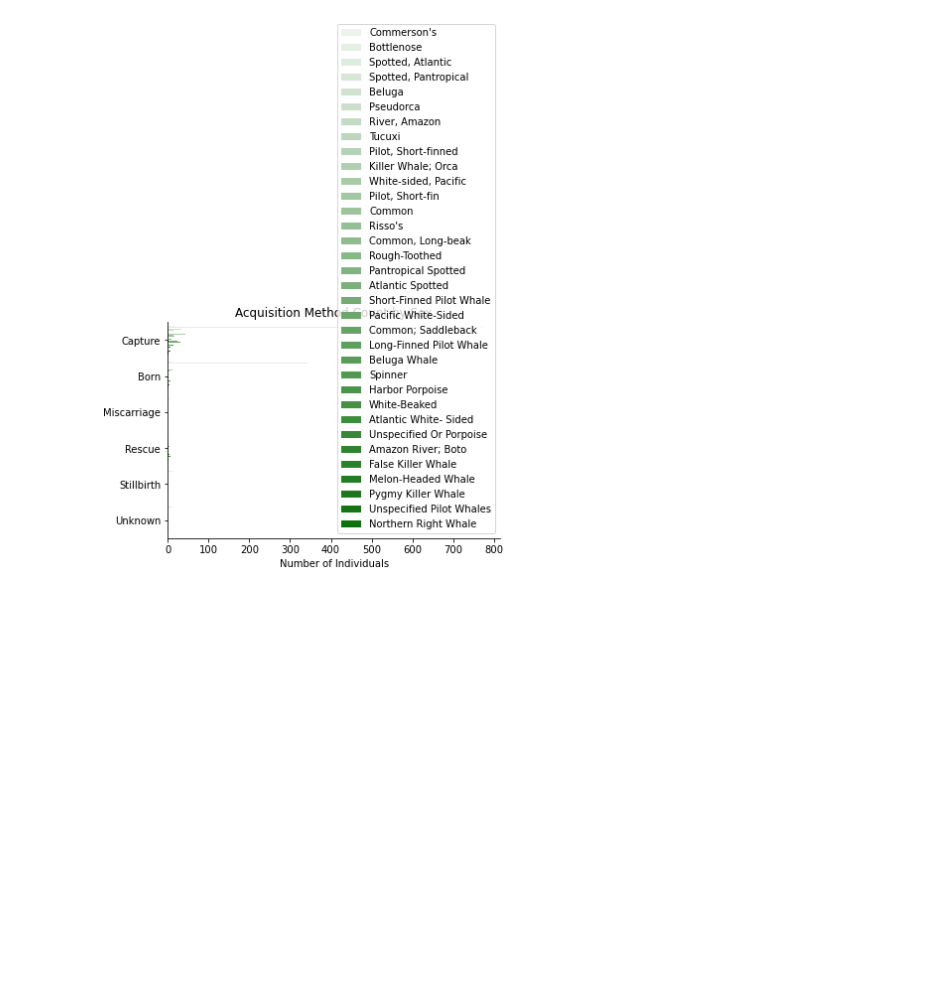
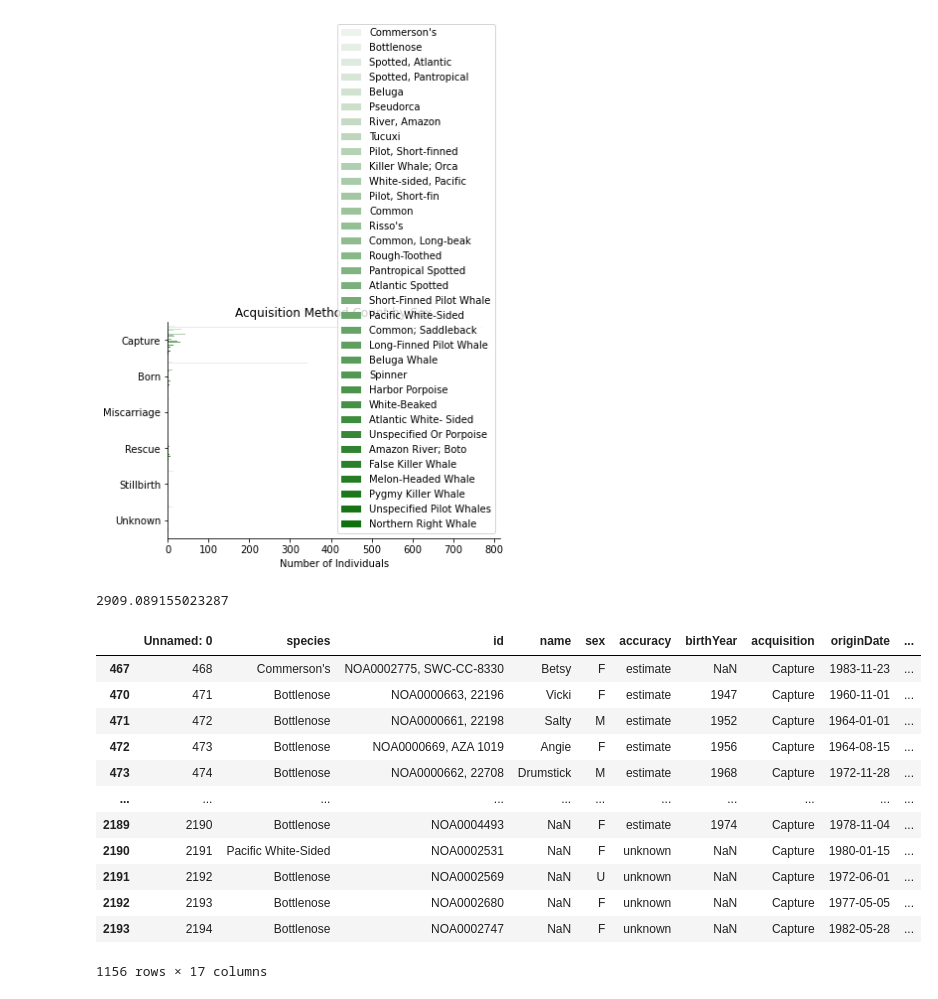
Before and after one commit to data301-2021-summer2/project-group17-project, a Jupyter notebook: analysis/EDA.ipynb, the cells around one changed output. Drawn from its saved outputs; the diff is of its cells as text; code cells hidden in the pictures; blank space fills up the shorter version.

```diff
--- a/analysis/EDA.ipynb
+++ b/analysis/EDA.ipynb
@@ -387,3 +387,27 @@ plt.legend(loc=0)
 sns.despine()
 # %% [output]
 [figure]
+# %%
+# the average number of days spent in captivity
+time = dfc[dfc['timespent'] > 0]
+time['timespent'].mean()
+# %% [output]
+2909.089155023287
+# %%
+# dataframe with only capture and rescue occurences to compare to originLocations
+aqloc = dfc[(dfc['acquisition'] == 'Capture') | (dfc['acquisition'] == 'Rescue')]
+aqloc
+# %% [output]
+|  | Unnamed: 0 | species | id | name | sex | accuracy | birthYear | acquisition | originDate | ... |
+| 467 | 468 | Commerson's | NOA0002775, SWC-CC-8330 | Betsy | F | estimate | NaN | Capture | 1983-11-23 | ... |
+| 470 | 471 | Bottlenose | NOA0000663, 22196 | Vicki | F | estimate | 1947 | Capture | 1960-11-01 | ... |
+| 471 | 472 | Bottlenose | NOA0000661, 22198 | Salty | M | estimate | 1952 | Capture | 1964-01-01 | ... |
+| 472 | 473 | Bottlenose | NOA0000669, AZA 1019 | Angie | F | estimate | 1956 | Capture | 1964-08-15 | ... |
+| 473 | 474 | Bottlenose | NOA0000662, 22708 | Drumstick | M | estimate | 1968 | Capture | 1972-11-28 | ... |
+| ... | ... | ... | ... | ... | ... | ... | ... | ... | ... | ... |
+| 2189 | 2190 | Bottlenose | NOA0004493 | NaN | F | estimate | 1974 | Capture | 1978-11-04 | ... |
+| 2190 | 2191 | Pacific White-Sided | NOA0002531 | NaN | F | unknown | NaN | Capture | 1980-01-15 | ... |
+| 2191 | 2192 | Bottlenose | NOA0002569 | NaN | U | unknown | NaN | Capture | 1972-06-01 | ... |
+| 2192 | 2193 | Bottlenose | NOA0002680 | NaN | F | unknown | NaN | Capture | 1977-05-05 | ... |
+| 2193 | 2194 | Bottlenose | NOA0002747 | NaN | F | unknown | NaN | Capture | 1982-05-28 | ... |
+1156 rows × 17 columns
```
Also changed, not shown: parts of 2 cells of this notebook.
